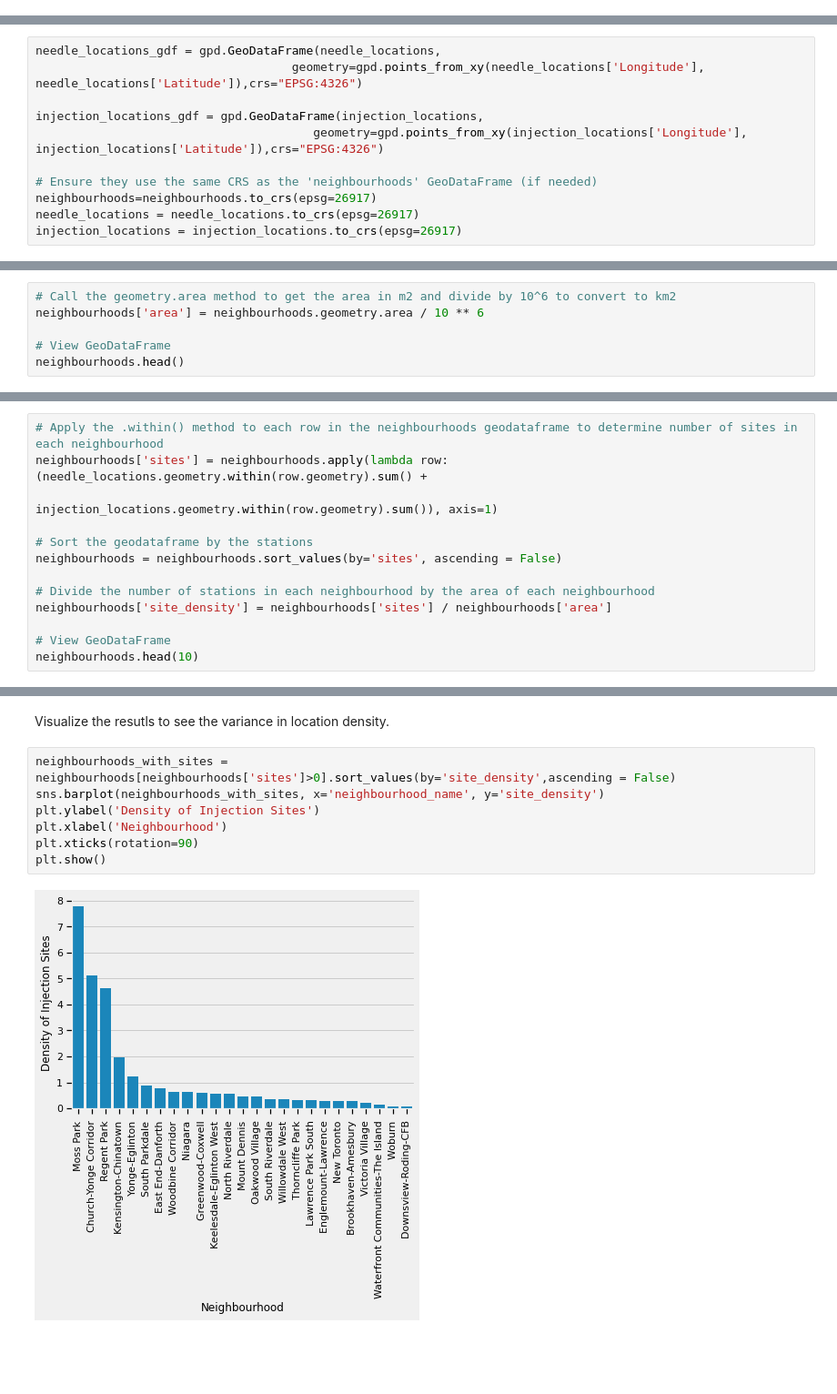
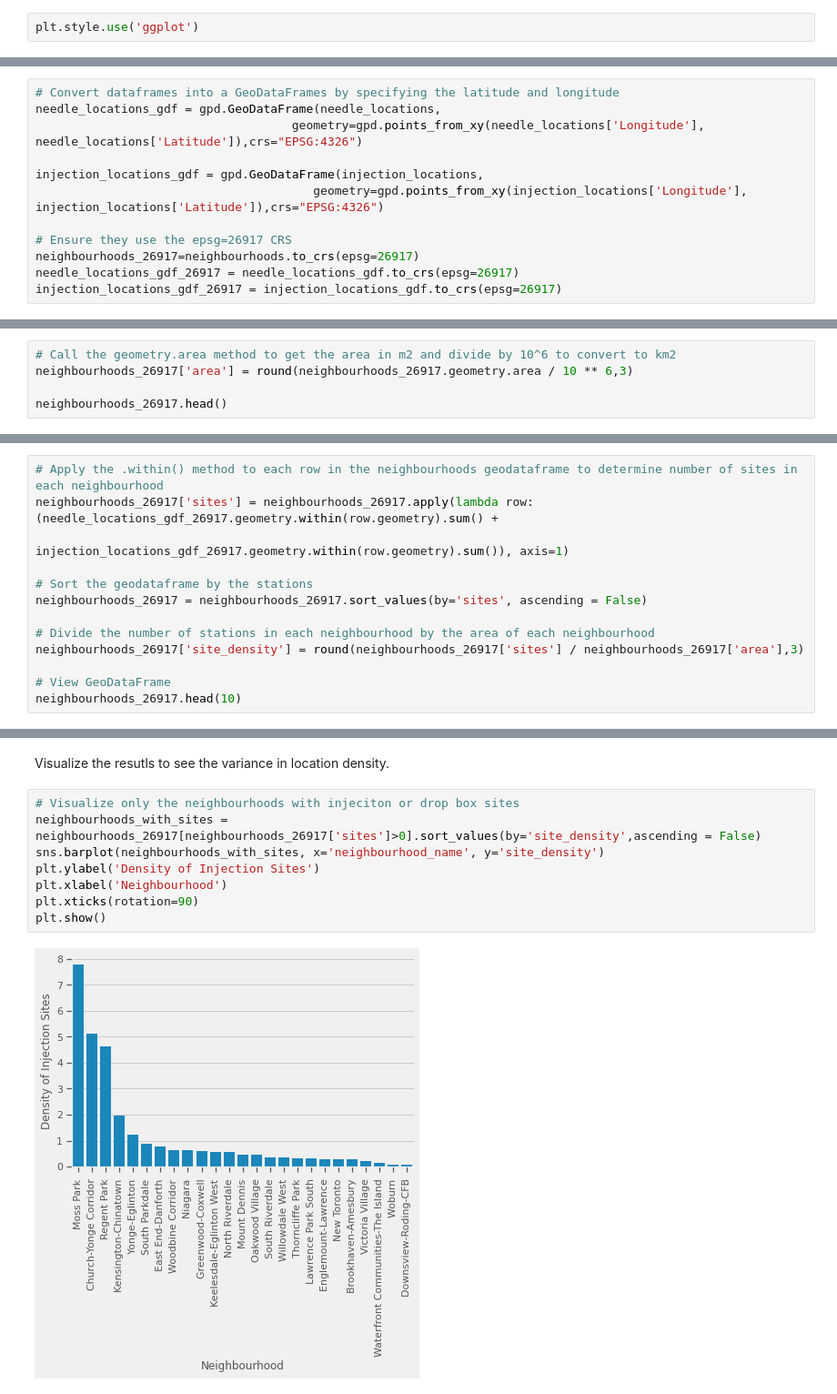
Before and after one commit to jayshah2111/team-algorithm-avengers, a Jupyter notebook: Injection_site_maps.ipynb, the cells around one changed output, grey strips where cells are left out. Shown: that part at 91% size. Cells and saved outputs as stored; diff of their text form; blank space fills up the shorter version.

```diff
--- a/Injection_site_maps.ipynb
+++ b/Injection_site_maps.ipynb
@@ -17,0 +35,2 @@ warnings.filterwarnings('ignore')
+# %%
+plt.style.use('ggplot')
@@ -179,11 +199,12 @@ neighbourhoods.head()
 # %%
+# Convert dataframes into a GeoDataFrames by specifying the latitude and longitude
 needle_locations_gdf = gpd.GeoDataFrame(needle_locations,
                                     geometry=gpd.points_from_xy(needle_locations['Longitude'], needle_locations['Latitude']),crs="EPSG:4326")
 
 injection_locations_gdf = gpd.GeoDataFrame(injection_locations,
                                        geometry=gpd.points_from_xy(injection_locations['Longitude'], injection_locations['Latitude']),crs="EPSG:4326")
 
-# Ensure they use the same CRS as the 'neighbourhoods' GeoDataFrame (if needed)
-neighbourhoods=neighbourhoods.to_crs(epsg=26917)
-needle_locations = needle_locations.to_crs(epsg=26917)
-injection_locations = injection_locations.to_crs(epsg=26917)
+# Ensure they use the epsg=26917 CRS
+neighbourhoods_26917=neighbourhoods.to_crs(epsg=26917)
+needle_locations_gdf_26917 = needle_locations_gdf.to_crs(epsg=26917)
+injection_locations_gdf_26917 = injection_locations_gdf.to_crs(epsg=26917)
@@ -208,8 +276,7 @@ Looks like theyre all downtown. Calculate the area in square kilometers of each
 # %%
 # Call the geometry.area method to get the area in m2 and divide by 10^6 to convert to km2
-neighbourhoods['area'] = neighbourhoods.geometry.area / 10 ** 6
+neighbourhoods_26917['area'] = round(neighbourhoods_26917.geometry.area / 10 ** 6,3)
 
-# View GeoDataFrame
-neighbourhoods.head()
+neighbourhoods_26917.head()
 # %% [output]
 |  | neighbourhood_name | geometry | area |
@@ -223,15 +290,15 @@ Calcualte the denisty of injection sites or drop boxes per km2.
 # %%
 # Apply the .within() method to each row in the neighbourhoods geodataframe to determine number of sites in each neighbourhood
-neighbourhoods['sites'] = neighbourhoods.apply(lambda row: (needle_locations.geometry.within(row.geometry).sum() +
-                                                            injection_locations.geometry.within(row.geometry).sum()), axis=1)
+neighbourhoods_26917['sites'] = neighbourhoods_26917.apply(lambda row: (needle_locations_gdf_26917.geometry.within(row.geometry).sum() +
+                                                            injection_locations_gdf_26917.geometry.within(row.geometry).sum()), axis=1)
 
 # Sort the geodataframe by the stations
-neighbourhoods = neighbourhoods.sort_values(by='sites', ascending = False)
+neighbourhoods_26917 = neighbourhoods_26917.sort_values(by='sites', ascending = False)
 
 # Divide the number of stations in each neighbourhood by the area of each neighbourhood
-neighbourhoods['site_density'] = neighbourhoods['sites'] / neighbourhoods['area']
+neighbourhoods_26917['site_density'] = round(neighbourhoods_26917['sites'] / neighbourhoods_26917['area'],3)
 
 # View GeoDataFrame
-neighbourhoods.head(10)
+neighbourhoods_26917.head(10)
 # %% [output]
 |  | neighbourhood_name | geometry | area | sites | site_density |
@@ -248,11 +315,12 @@ neighbourhoods.head(10)
 # %% [markdown]
 Visualize the resutls to see the variance in location density.
 # %%
-neighbourhoods_with_sites = neighbourhoods[neighbourhoods['sites']>0].sort_values(by='site_density',ascending = False)
+# Visualize only the neighbourhoods with injeciton or drop box sites
+neighbourhoods_with_sites = neighbourhoods_26917[neighbourhoods_26917['sites']>0].sort_values(by='site_density',ascending = False)
 sns.barplot(neighbourhoods_with_sites, x='neighbourhood_name', y='site_density')
 plt.ylabel('Density of Injection Sites')
 plt.xlabel('Neighbourhood')
 plt.xticks(rotation=90)
 plt.show()
 # %% [output]
-[figure, old version]
+[figure, new version]
```
Also changed, not shown: parts of 58 cells of this notebook, 1 other file.
